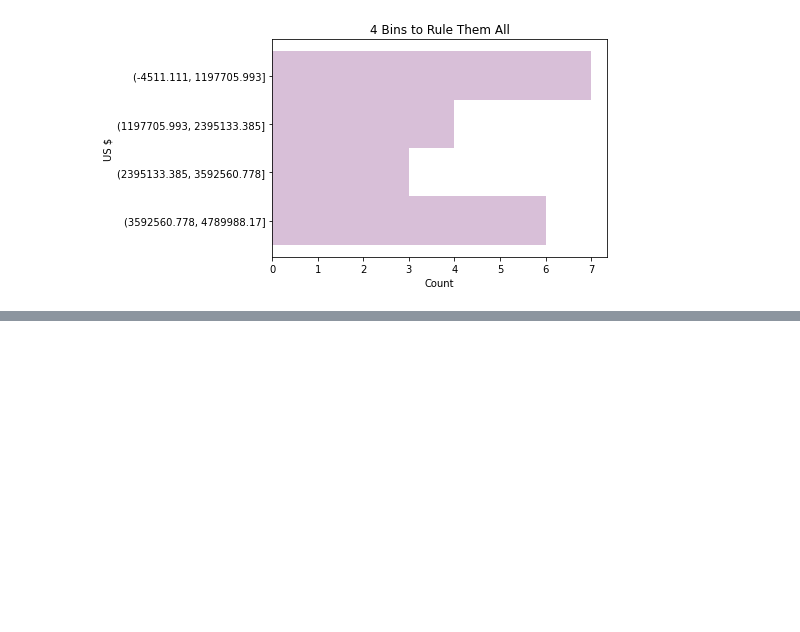
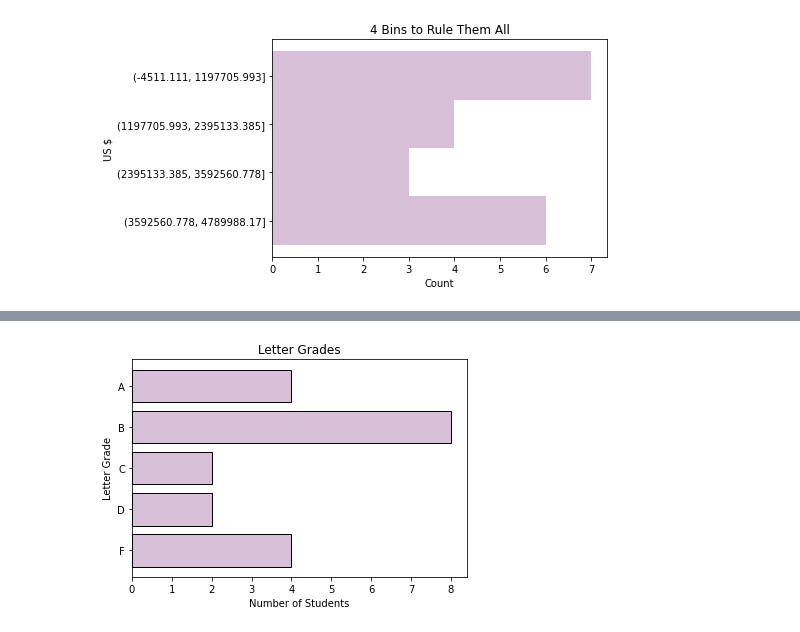
Before and after one commit to jamesallen0351/numpy-pandas-visualization-exercises, a Jupyter notebook: pandas_series.ipynb, the cells around one changed output, grey strips where cells are left out. Saved outputs shown, nothing was run; the diff lists cells and outputs as text; code cells hidden in the pictures; blank space fills up the shorter version.

Commit message:
added additional exercise III answers and examples

```diff
--- a/pandas_series.ipynb
+++ b/pandas_series.ipynb
@@ -669,0 +739,3 @@ plt.show()
+# %%
+curved_scores = scores + curve
+curved_scores
@@ -669,0 +760,11 @@ plt.show()
+# %%
+# 5 Use a method to convert each of the numeric values in the curved_grades Series into a categorical value of letter grades. For example, 86 should be a 'B' and 95 should be an 'A'. Save this as a Series named letter_grades.
+# Define bin edges.
+bin_edges = [0, 70, 75, 80, 90, 101]
+
+# Create a list of bin labels; you should have one less than bin edges.
+bin_labels = ['F', 'D', 'C', 'B', 'A']
+
+# Use the .cut() function to create 5 bins as defined and label.
+letter_grades = pd.cut(curved_scores, bins=bin_edges, labels=bin_labels)
+letter_grades
@@ -669,0 +789,13 @@ plt.show()
+# %%
+# 6 Plot your new categorical letter_grades Series in a meaninful way and include a title and axis labels.
+letter_grades.value_counts().sort_index().plot.barh(color='thistle',
+                                                    ec='black',
+                                                    width=.8)
+
+plt.title('Letter Grades')
+plt.xlabel('Number of Students')
+plt.ylabel('Letter Grade')
+
+plt.show()
+# %% [output]
+[figure, added]
```
Also changed, not shown: parts of 14 cells of this notebook.
